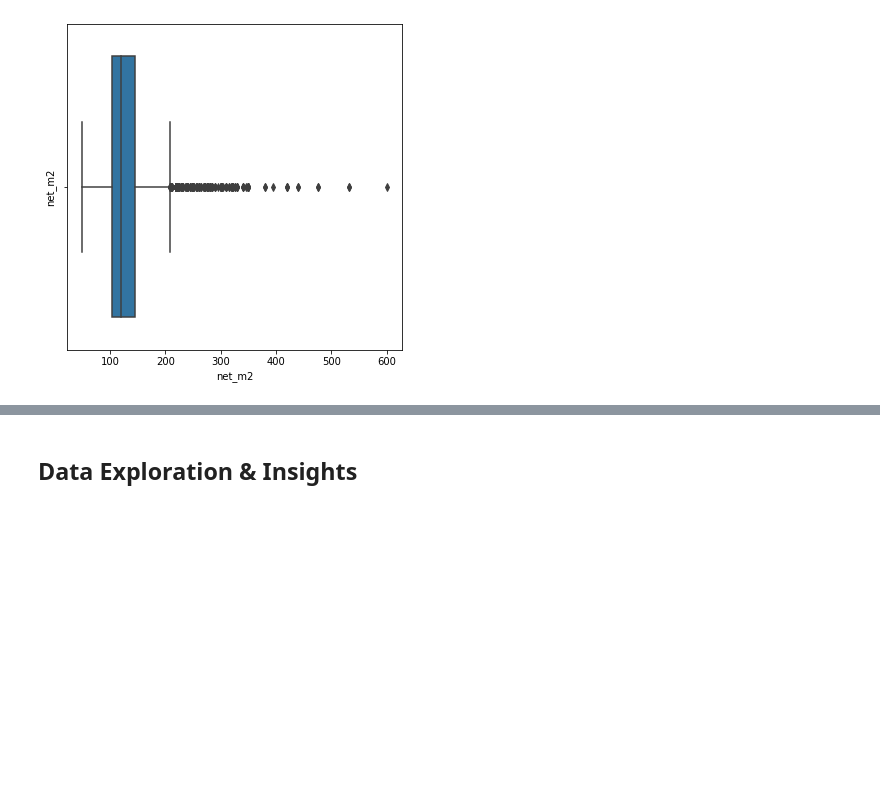
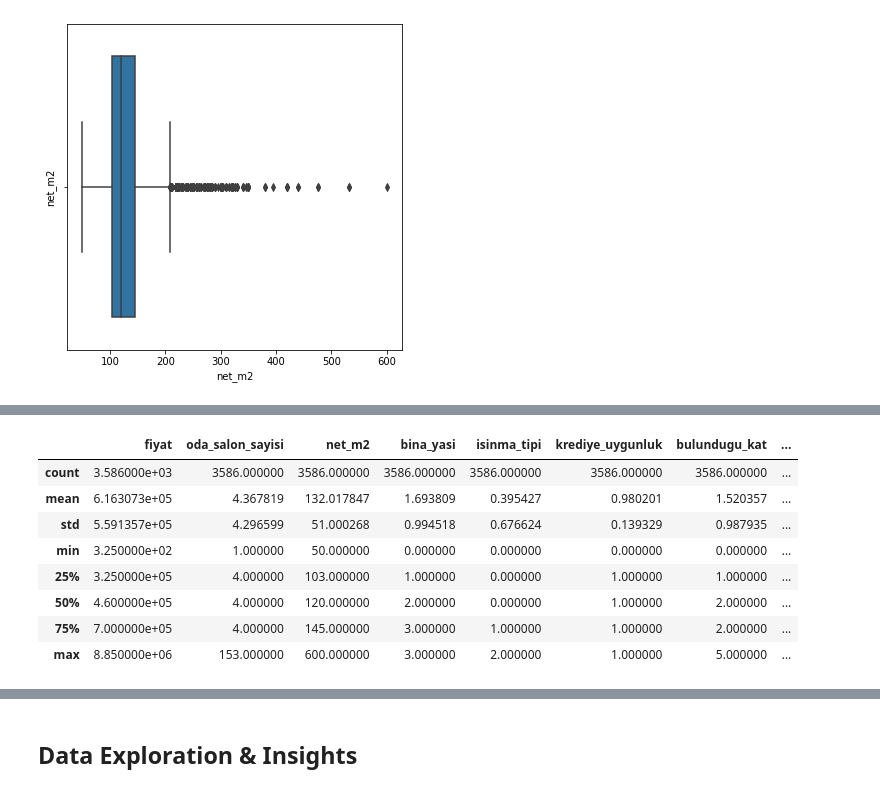
Before and after one commit to mtaylansahin/Preprocessing-Exploration-of-Turkish-Housing-Data, a Jupyter notebook: Preprocessing_and_Exploration.ipynb, the cells around one changed output, grey strips where cells are left out. Saved outputs shown, nothing was run; the diff lists cells and outputs as text; code cells hidden in the pictures; blank space fills up the shorter version.

```diff
--- a/Preprocessing_and_Exploration.ipynb
+++ b/Preprocessing_and_Exploration.ipynb
@@ -394,3 +426,15 @@ df.dropna(inplace=True)
+# %%
+df.describe()
+# %% [output]
+|  | fiyat | oda_salon_sayisi | net_m2 | bina_yasi | isinma_tipi | krediye_uygunluk | bulundugu_kat | ... |
+| count | 3.586000e+03 | 3586.000000 | 3586.000000 | 3586.000000 | 3586.000000 | 3586.000000 | 3586.000000 | ... |
+| mean | 6.163073e+05 | 4.367819 | 132.017847 | 1.693809 | 0.395427 | 0.980201 | 1.520357 | ... |
+| std | 5.591357e+05 | 4.296599 | 51.000268 | 0.994518 | 0.676624 | 0.139329 | 0.987935 | ... |
+| min | 3.250000e+02 | 1.000000 | 50.000000 | 0.000000 | 0.000000 | 0.000000 | 0.000000 | ... |
+| 25% | 3.250000e+05 | 4.000000 | 103.000000 | 1.000000 | 0.000000 | 1.000000 | 1.000000 | ... |
+| 50% | 4.600000e+05 | 4.000000 | 120.000000 | 2.000000 | 0.000000 | 1.000000 | 2.000000 | ... |
+| 75% | 7.000000e+05 | 4.000000 | 145.000000 | 3.000000 | 1.000000 | 1.000000 | 2.000000 | ... |
+| max | 8.850000e+06 | 153.000000 | 600.000000 | 3.000000 | 2.000000 | 1.000000 | 5.000000 | ... |
 # %%
 dataplot = sns.heatmap(df.corr(), cmap="YlGnBu", annot=True)
 # %% [output]
```
Also changed, not shown: parts of 8 cells of this notebook.
